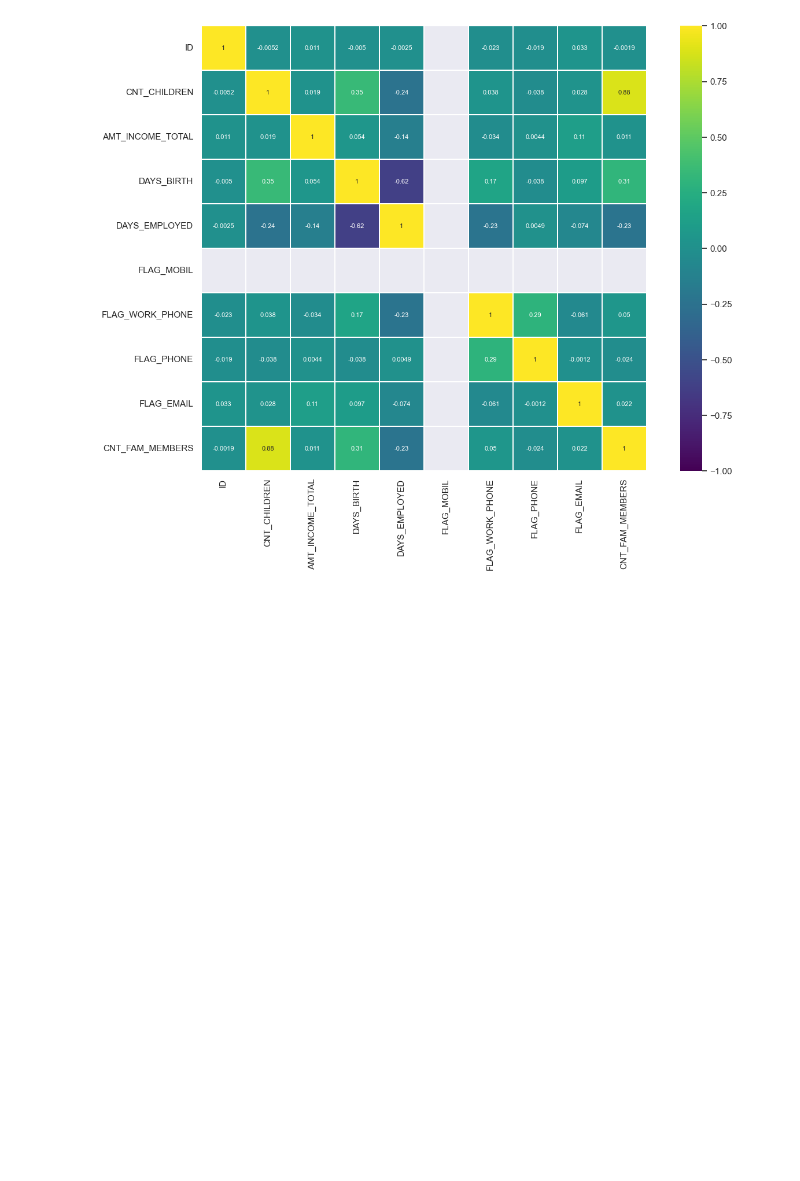
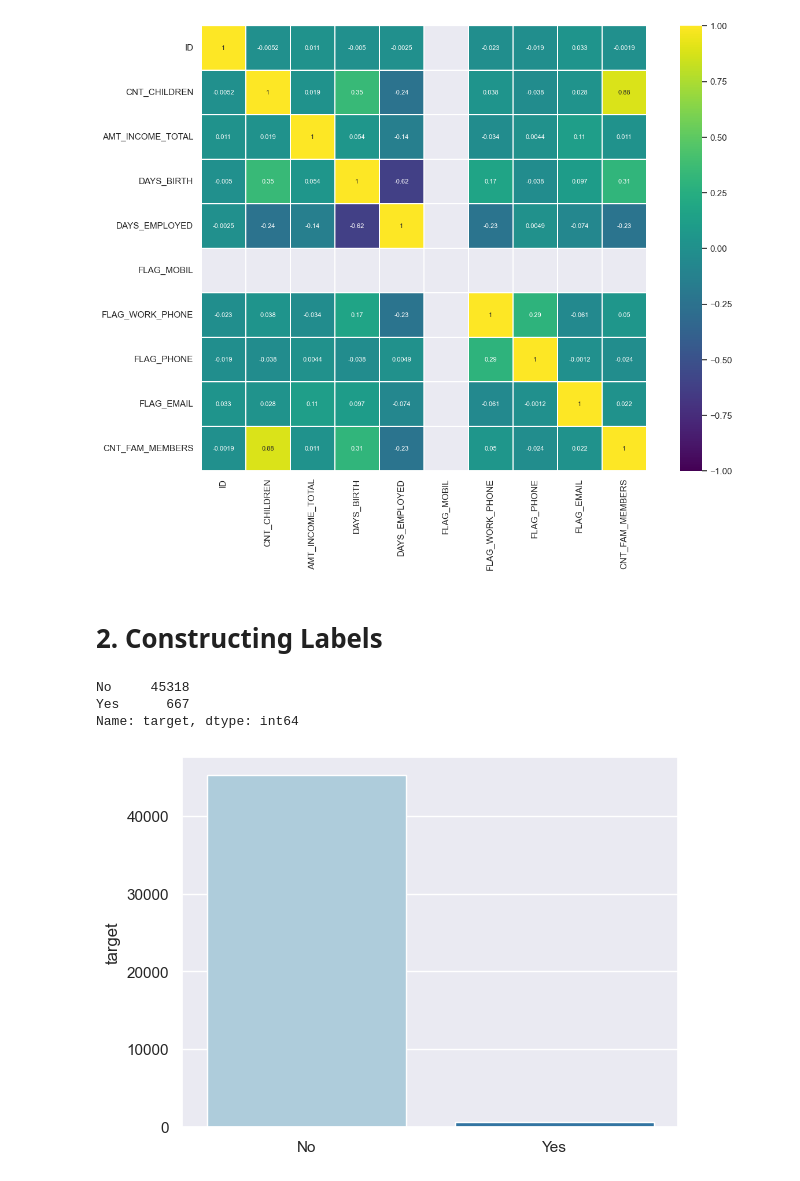
Before and after one commit to Sumanaruban/credit-card-approval-prediction, a Jupyter notebook: credit-card-approval-prediction-sumani.ipynb, the cells around one changed output. Drawn from its saved outputs; the diff is of its cells as text; code cells hidden in the pictures; blank space fills up the shorter version.

Commit message:
add label construction

```diff
--- a/credit-card-approval-prediction-sumani.ipynb
+++ b/credit-card-approval-prediction-sumani.ipynb
@@ -346,3 +346,31 @@ sns.heatmap(corr,
             annot=True, annot_kws={"size": 8}, square=True);
 # %% [output]
 [figure]
+# %% [markdown]
+# 2. Constructing Labels
+# %%
+credit_status_df['target'] = None
+credit_status_df['target'][credit_status_df['STATUS'] =='2']= 'Yes'
+credit_status_df['target'][credit_status_df['STATUS'] =='3']= 'Yes'
+credit_status_df['target'][credit_status_df['STATUS'] =='4']= 'Yes'
+credit_status_df['target'][credit_status_df['STATUS'] =='5']= 'Yes'
+
+customer_start_month = pd.DataFrame(credit_status_df.groupby(["ID"])["MONTHS_BALANCE"].agg(min))
+customer_start_month=customer_start_month.rename(columns={'MONTHS_BALANCE':'start_month'})
+
+miss_payment_count = credit_status_df.groupby('ID').count()
+miss_payment_count['target'][miss_payment_count['target'] > 0]='Yes'
+miss_payment_count['target'][miss_payment_count['target'] == 0]='No'
+cpunt = miss_payment_count[['target']]
+
+print(miss_payment_count['target'].value_counts())
+
+ax = sns.barplot(x=miss_payment_count['target'].value_counts().index, y=miss_payment_count['target'].value_counts(), palette='Paired')
+plt.show()
+
+# classes are highly imbalanced.
+# %% [output]
+No     45318
+Yes      667
+Name: target, dtype: int64
+[figure, added]
```
